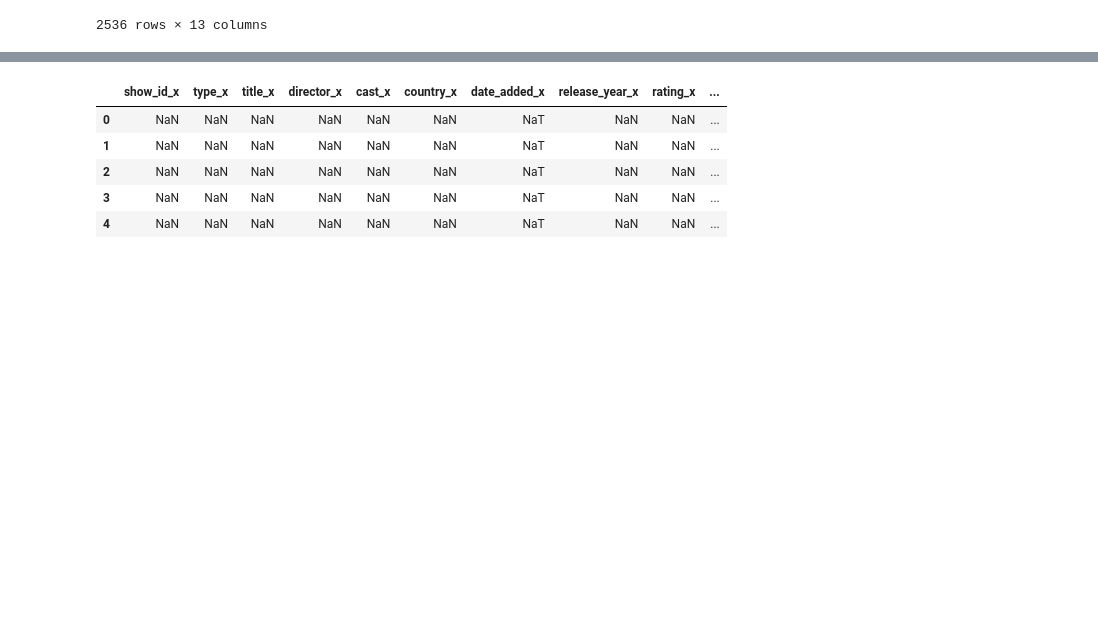
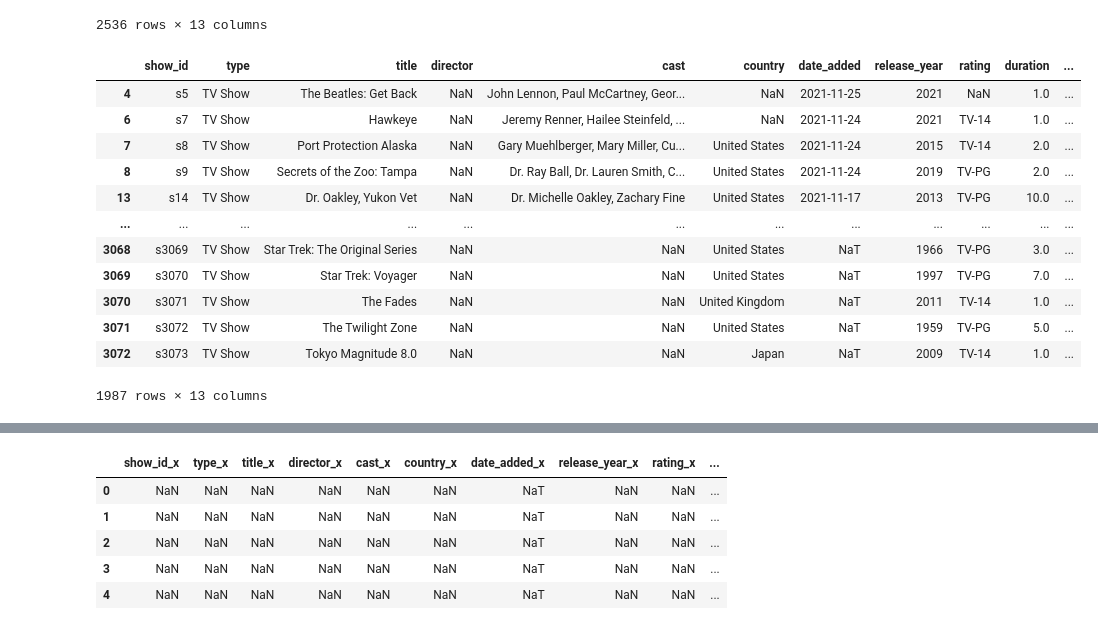
Before and after one commit to deboradatanalist/python, a Jupyter notebook: SimuladorN5.ipynb, the cells around one changed output, grey strips where cells are left out. Cells and saved outputs as stored; diff of their text form; code cells hidden in the pictures; blank space fills up the shorter version.

```diff
--- a/SimuladorN5.ipynb
+++ b/SimuladorN5.ipynb
@@ -365,6 +384,25 @@ df_movies
 | 2982 | s2983 | Movie | (Sub) Legend of Heroes: Trails in... | NaN | NaN | NaN | 2013-08-31 | 2011 | PG-13 | 84.0 | ... |
 | 2993 | s2994 | Movie | Amy Winehouse: A Final Goodbye | NaN | NaN | United Kingdom | 2012-12-13 | 2011 | 71 min | NaN | ... |
 2536 rows × 13 columns
+# %%
+df_series = pd.concat([df_disney_series, df_hulu_series])                                 #junta os DFs sem filtro, apenas somando todas as linhas dos 2 DFs
+df_series_v2 = pd.merge(df_disney_series, df_hulu_series, on = 'title_id', how='outer')   #junta os Series dos 2 DFs excluindo os que são em comun atraves da coluna title_id
+# %%
+df_series
+# %% [output]
+|  | show_id | type | title | director | cast | country | date_added | release_year | rating | duration | ... |
+| 4 | s5 | TV Show | The Beatles: Get Back | NaN | John Lennon, Paul McCartney, Geor... | NaN | 2021-11-25 | 2021 | NaN | 1.0 | ... |
+| 6 | s7 | TV Show | Hawkeye | NaN | Jeremy Renner, Hailee Steinfeld, ... | NaN | 2021-11-24 | 2021 | TV-14 | 1.0 | ... |
+| 7 | s8 | TV Show | Port Protection Alaska | NaN | Gary Muehlberger, Mary Miller, Cu... | United States | 2021-11-24 | 2015 | TV-14 | 2.0 | ... |
+| 8 | s9 | TV Show | Secrets of the Zoo: Tampa | NaN | Dr. Ray Ball, Dr. Lauren Smith, C... | United States | 2021-11-24 | 2019 | TV-PG | 2.0 | ... |
+| 13 | s14 | TV Show | Dr. Oakley, Yukon Vet | NaN | Dr. Michelle Oakley, Zachary Fine | United States | 2021-11-17 | 2013 | TV-PG | 10.0 | ... |
+| ... | ... | ... | ... | ... | ... | ... | ... | ... | ... | ... | ... |
+| 3068 | s3069 | TV Show | Star Trek: The Original Series | NaN | NaN | United States | NaT | 1966 | TV-PG | 3.0 | ... |
+| 3069 | s3070 | TV Show | Star Trek: Voyager | NaN | NaN | United States | NaT | 1997 | TV-PG | 7.0 | ... |
+| 3070 | s3071 | TV Show | The Fades | NaN | NaN | United Kingdom | NaT | 2011 | TV-14 | 1.0 | ... |
+| 3071 | s3072 | TV Show | The Twilight Zone | NaN | NaN | United States | NaT | 1959 | TV-PG | 5.0 | ... |
+| 3072 | s3073 | TV Show | Tokyo Magnitude 8.0 | NaN | NaN | Japan | NaT | 2009 | TV-14 | 1.0 | ... |
+1987 rows × 13 columns
 # %%
 df_movies = df_movies.drop_duplicates(subset=['title_id']) #Removendo os Filmes Duplicados pela coluna title_id
 # %%
```
Also changed, not shown: parts of 21 cells of this notebook.
